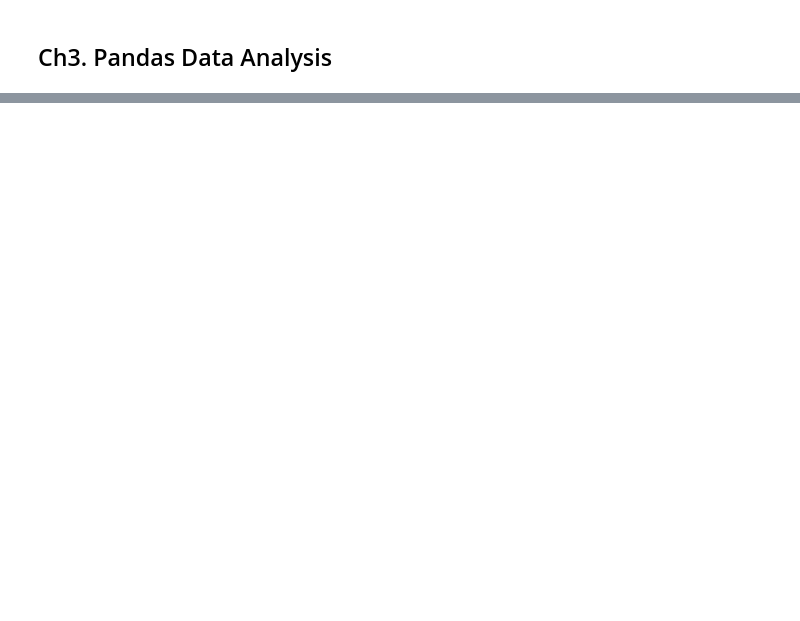
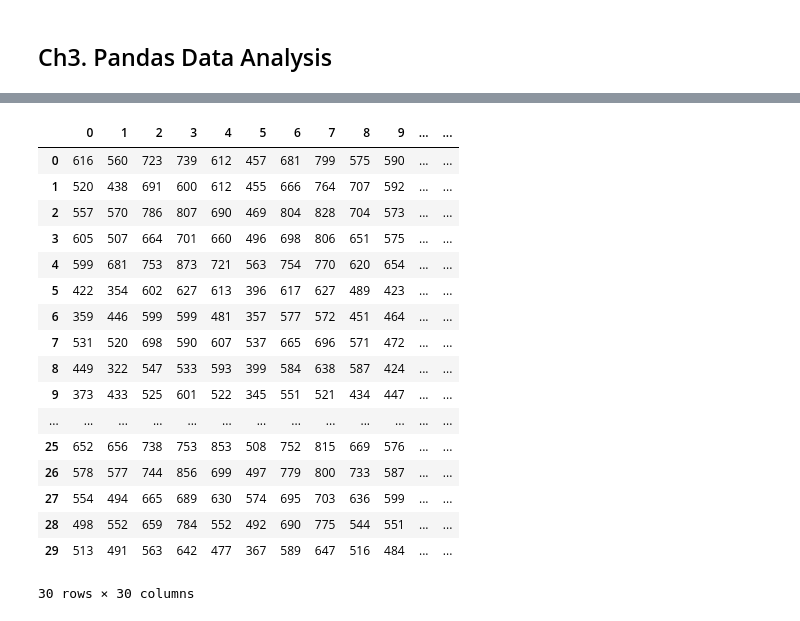
Before and after one commit to TwT-ABCI-Group/Coding-Fundamental, a Jupyter notebook: Ch3. Pandas Data Analysis/notebook/Ch3. Pandas Data Analysis.ipynb, the cells around one changed output, grey strips where cells are left out. Cells and saved outputs as stored; diff of their text form; code cells hidden in the pictures; blank space fills up the shorter version.

```diff
--- a/Ch3. Pandas Data Analysis/notebook/Ch3. Pandas Data Analysis.ipynb
+++ b/Ch3. Pandas Data Analysis/notebook/Ch3. Pandas Data Analysis.ipynb
@@ -2,0 +949,21 @@
+# %%
+x.dot(y)
+# %% [output]
+|  | 0 | 1 | 2 | 3 | 4 | 5 | 6 | 7 | 8 | 9 | ... | ... |
+| 0 | 616 | 560 | 723 | 739 | 612 | 457 | 681 | 799 | 575 | 590 | ... | ... |
+| 1 | 520 | 438 | 691 | 600 | 612 | 455 | 666 | 764 | 707 | 592 | ... | ... |
+| 2 | 557 | 570 | 786 | 807 | 690 | 469 | 804 | 828 | 704 | 573 | ... | ... |
+| 3 | 605 | 507 | 664 | 701 | 660 | 496 | 698 | 806 | 651 | 575 | ... | ... |
+| 4 | 599 | 681 | 753 | 873 | 721 | 563 | 754 | 770 | 620 | 654 | ... | ... |
+| 5 | 422 | 354 | 602 | 627 | 613 | 396 | 617 | 627 | 489 | 423 | ... | ... |
+| 6 | 359 | 446 | 599 | 599 | 481 | 357 | 577 | 572 | 451 | 464 | ... | ... |
+| 7 | 531 | 520 | 698 | 590 | 607 | 537 | 665 | 696 | 571 | 472 | ... | ... |
+| 8 | 449 | 322 | 547 | 533 | 593 | 399 | 584 | 638 | 587 | 424 | ... | ... |
+| 9 | 373 | 433 | 525 | 601 | 522 | 345 | 551 | 521 | 434 | 447 | ... | ... |
+| ... | ... | ... | ... | ... | ... | ... | ... | ... | ... | ... | ... | ... |
+| 25 | 652 | 656 | 738 | 753 | 853 | 508 | 752 | 815 | 669 | 576 | ... | ... |
+| 26 | 578 | 577 | 744 | 856 | 699 | 497 | 779 | 800 | 733 | 587 | ... | ... |
+| 27 | 554 | 494 | 665 | 689 | 630 | 574 | 695 | 703 | 636 | 599 | ... | ... |
+| 28 | 498 | 552 | 659 | 784 | 552 | 492 | 690 | 775 | 544 | 551 | ... | ... |
+| 29 | 513 | 491 | 563 | 642 | 477 | 367 | 589 | 647 | 516 | 484 | ... | ... |
+30 rows × 30 columns
```
Also changed, not shown: parts of 402 cells of this notebook.
